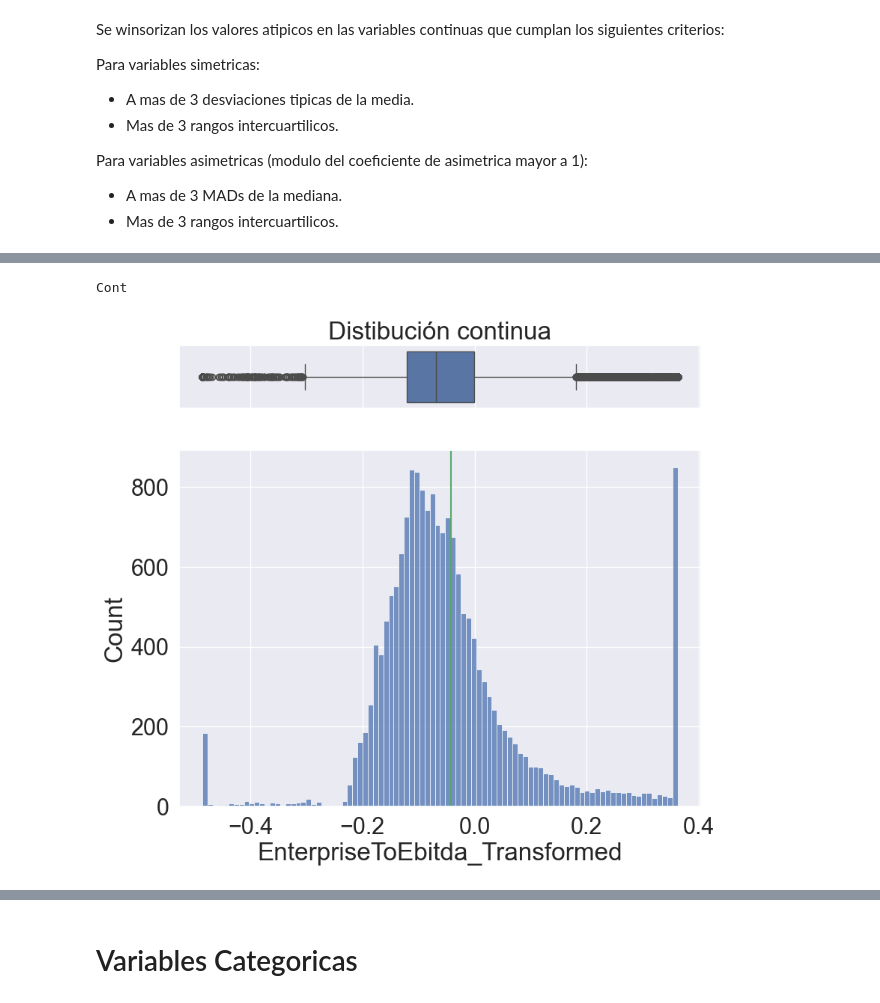
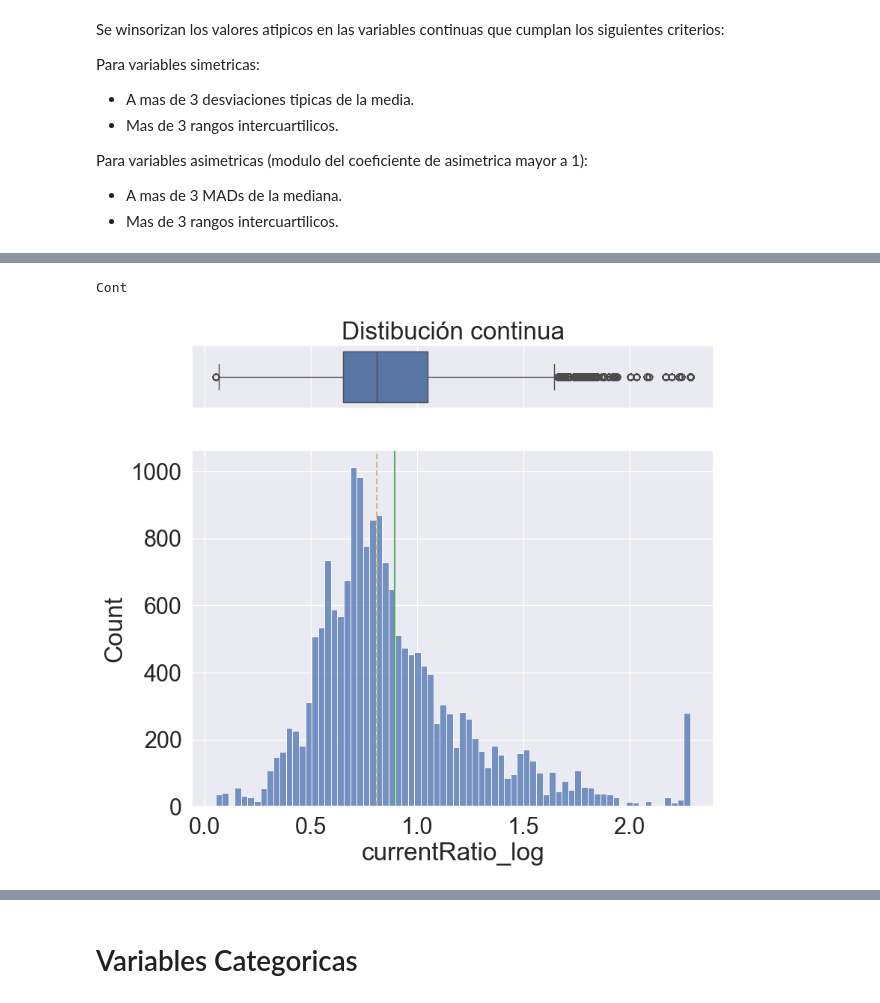
Before and after one commit to sebakremis/FinDataMining, a Jupyter notebook: 02_Transform.ipynb, the cells around one changed output, grey strips where cells are left out. Cells and saved outputs as stored; diff of their text form; code cells hidden in the pictures.

Commit message:
quitar variables macro, predecir price_log, revertir orden de transformaciones, etcetera

```diff
--- a/02_Transform.ipynb
+++ b/02_Transform.ipynb
@@ -89,18 +140,24 @@ Cont
 # %%
 # Transformacion yeo-johnson sobre ratios de valuación
 pt = PowerTransformer(method='yeo-johnson', standardize=True)
-columnas_a_transformar = ['PriceToBook', 'returnOnEquity', 'PE_Trailing', 'EnterpriseToEbitda']
+columnas_a_transformar = ['returnOnEquity', 'debtToEquity']
 for columna in columnas_a_transformar:
-    df[f'{columna}_Transformed'] = pt.fit_transform(df[[columna]])
+    df_transformed[f'{columna}_Transformed'] = pt.fit_transform(df_transformed[[columna]])
     # Elimino la columna sin transformar
-    df.drop(columna, axis=1, inplace=True)
+    df_transformed.drop(columna, axis=1, inplace=True)
 # %%
 # Transformaciones logarítmicas
-columnas_a_transformar = ['MarketCap', 'EnterpriseValue', 'debtToEquity', 'currentRatio']
+columnas_a_transformar = [
+    'RelativeAssets',
+    'RelativeRevenue',
+    'RelativeEquity',
+    'Close',
+    'currentRatio'
+    ]
 for columna in columnas_a_transformar:
-    df[f'{columna}_log'] = np.log1p(df[columna])
-    df.drop(columna, axis=1, inplace=True)
+    df_transformed[f'{columna}_log'] = np.log1p(df_transformed[columna])
+    df_transformed.drop(columna, axis=1, inplace=True)
 
 # Coeficientes de asimetria actualizado
-df.select_dtypes(include="number").skew()
+df_transformed.select_dtypes(include="number").skew()
 # %% [output]
@@ -124 +201,20 @@ dtype: float64
+# %%
+# Definir columnas que saltean la "winsorización"
+columnas_intactas = [
+    'MarketCap',
+    'EnterpriseValue',
+    'PE_Trailing',
+    'EnterpriseToEbitda',
+    'PriceToBook',
+    'TotalAssets',
+    'TotalRevenue',
+    'TotalEquity',
+    'Date',
+    'Ticker',
+    'Close_log'
+    ]
+
+# Separar el dataset
+df_passthrough = df_transformed[columnas_intactas].copy()
+df_transformed_features = df_transformed.drop(columns=columnas_intactas)
 # %% [markdown]
@@ -135,8 +231,8 @@ Para variables asimetricas (modulo del coeficiente de asimetrica mayor a 1):
 * Mas de 3 rangos intercuartilicos.
 # %%
 # Outliers
-df_cont = df.select_dtypes(include="number")
-df_winsor = df_cont.apply(lambda x: gestiona_outliers(x, clas='winsor'))
+df_cont_transformed = df_transformed_features.select_dtypes(include="number")
+df_winsor = df_cont_transformed.apply(lambda x: gestiona_outliers(x, clas='winsor'))
 # %% [output]
 Monthly_Return
 Monthly_Variance
@@ -178,11 +274,11 @@ currentRatio_log                  1.267591
 dtype: float64
 # %%
 # Visualizar cambios
-columna_a_graficar = 'EnterpriseToEbitda_Transformed' # indicar columna para el grafico
+columna_a_graficar = 'currentRatio_log' # indicar columna para el grafico
 plot(df_winsor[columna_a_graficar])
 # %% [output]
 Cont
-[figure, old version]
+[figure, new version]
 # %%
 df_winsor.describe().T
 # %% [output]
```
Also changed, not shown: parts of 29 cells of this notebook, 3 other files.
